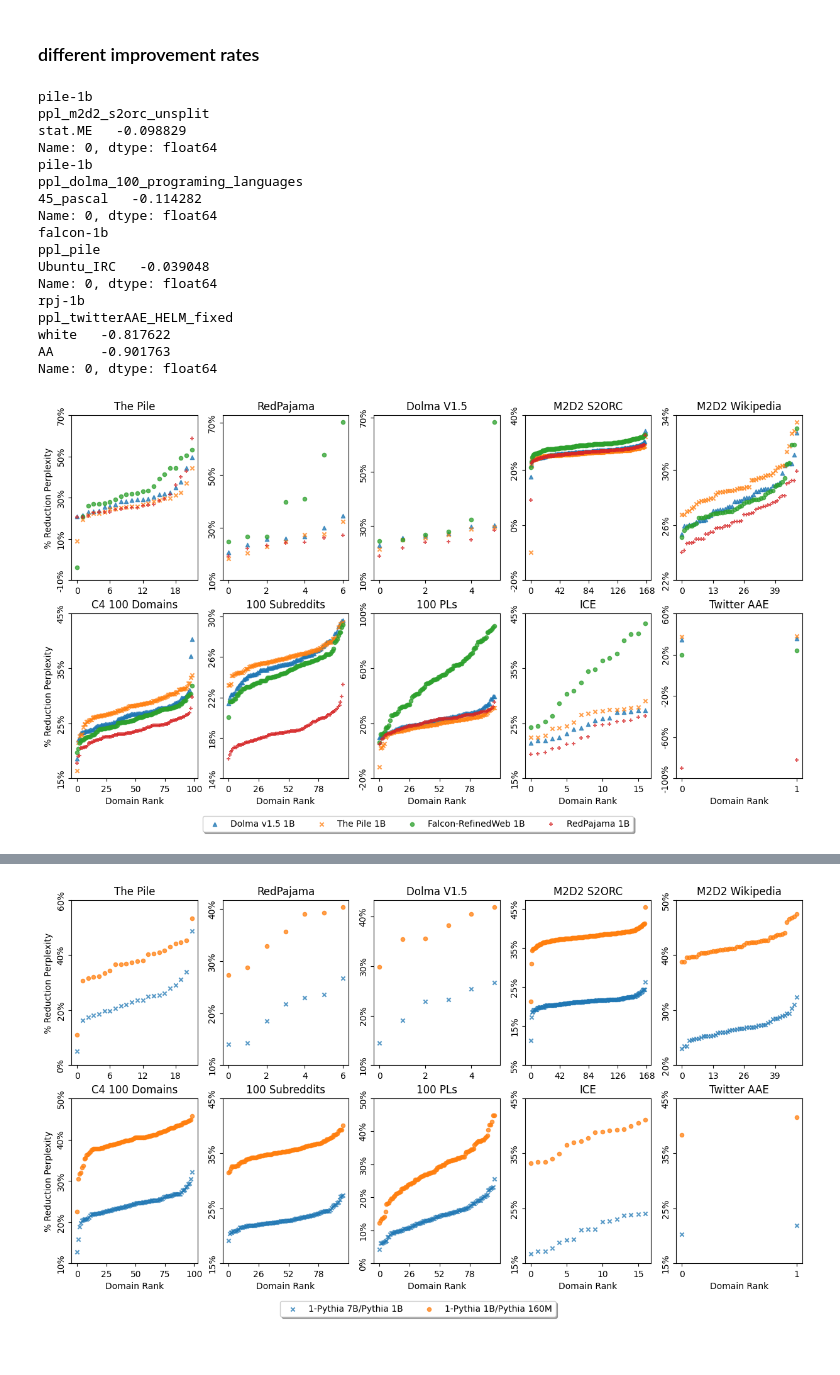
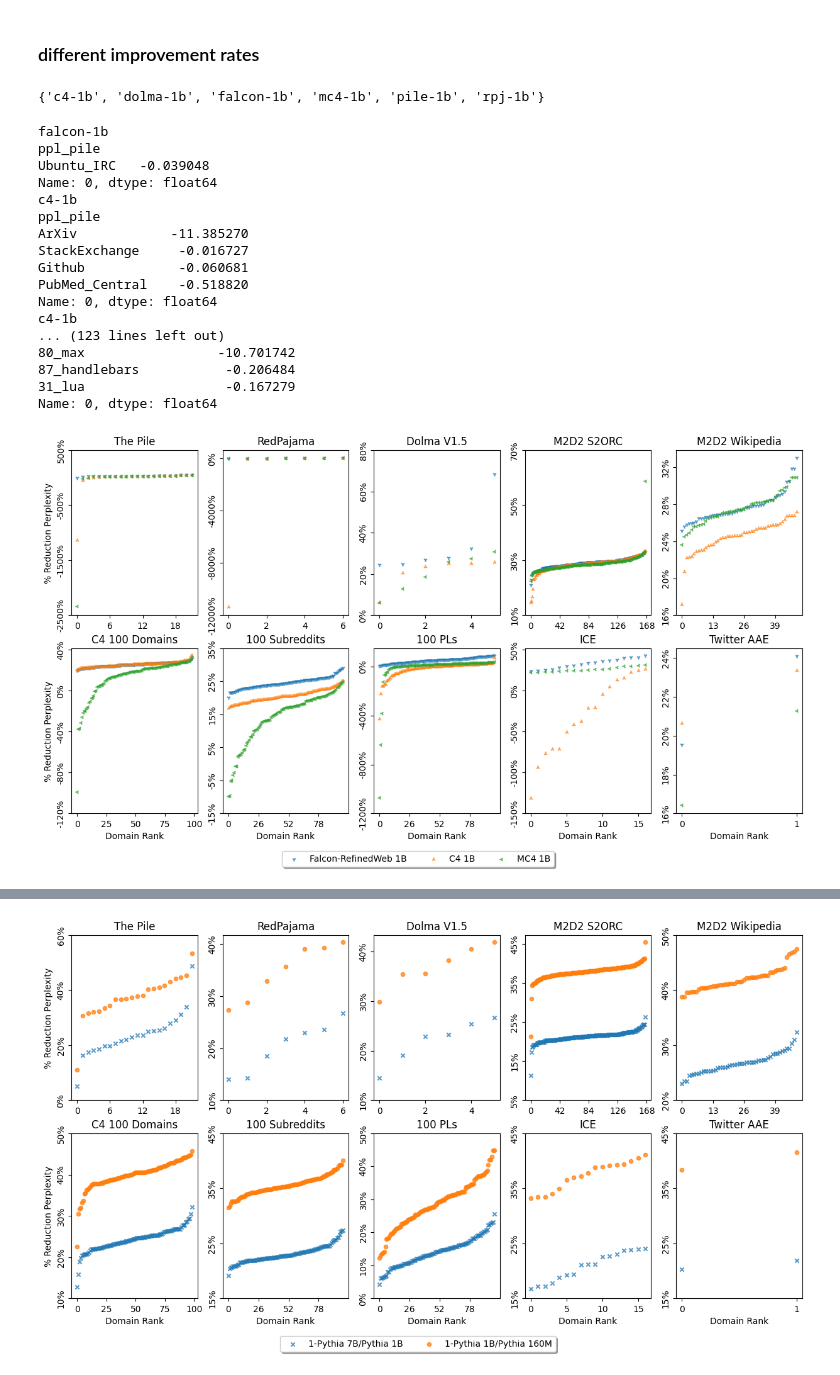
Before and after one commit to allenai/OLMo-Eval, a Jupyter notebook: notebooks/perplexity_suite_paper_visualizations.ipynb.ipynb, the cells around one changed output, grey strips where cells are left out. Cells and saved outputs as stored; diff of their text form; code cells hidden in the pictures.

```diff
--- a/notebooks/perplexity_suite_paper_visualizations.ipynb.ipynb
+++ b/notebooks/perplexity_suite_paper_visualizations.ipynb.ipynb
@@ -1078,6 +1164,9 @@ all_subdomains
 
 import matplotlib.pyplot as plt
 import numpy as np
+
+# subset_model_name_to_path = {k: v for k, v in model_name_to_path.items() if '160m' in k}
+subset_model_name_to_path = model_name_to_path
 
 # one subplot for each task
 
@@ -1086,7 +1175,7 @@ fig, axs = plt.subplots(len(all_standard_tasks)//4, 4, figsize=(15, 5), gridspec
 for i, task_name in enumerate(all_standard_tasks):
 
 
-    models_over_one_task = get_task_metric_for_all_models(model_name_to_path, task_name, metric_name)
+    models_over_one_task = get_task_metric_for_all_models(subset_model_name_to_path, task_name, metric_name)
 
     for (model, model_size, training_dataset), model_df in models_over_one_task.groupby(['model', 'model_size', 'training_dataset']):
         x_axis = model_df['tokens_seen'] / 1000000000
@@ -1349,7 +1489,11 @@ for i, task_name in enumerate(domains):
         x_axis = model_df['tokens_seen'] / 1000000000
         y_axis = model_df[task_name]
         y_axis = np.log(np.log(y_axis))
-        axs[i//cols][i%cols].scatter(x_axis, y_axis, label=(training_dataset+ f" {display_size(model_size)} baseline"), s=20, alpha=0.75, marker=model_dataset_names_to_marker[training_dataset+' '+model+ f" {display_size(model_size)}"])
+        axs[i//cols][i%cols].plot(
+            x_axis, y_axis, label=(training_dataset+ f" {display_size(model_size)} baseline"),
+            markersize=10, alpha=0.5, marker=model_dataset_names_to_marker[training_dataset+' '+model+ f" {display_size(model_size)}"],
+            color=model_dataset_names_to_color[training_dataset+' '+model+ f" {display_size(model_size)}"],
+            )
     if i // cols == len(axs) - 1:
         axs[i//cols][i%cols].set_xlabel("Tokens Seen (billions)")
     axs[i//cols][i%cols].set_xscale('log')
@@ -1367,7 +1511,7 @@ for i, task_name in enumerate(domains):
     axs[i//cols][i%cols].set_yticklabels([human_readable_int(y) for y in y_ticks_transformed], rotation='vertical', ha='right', va='center')
     axs[i//cols][i%cols].set_title(name_to_display[task_name])
 axs[-1][0].legend(loc='upper center', bbox_to_anchor=(3.5, -0.2),
-        ncol=4, fancybox=True, shadow=True)
+        ncol=3, fancybox=True, shadow=True)
 
 fig.savefig(os.path.join(FIGURE_DIR,'models_by_macro_subdomains.pdf'), bbox_inches='tight', dpi=300)
 # %% [output]
@@ -1654,13 +1798,21 @@ axs[-1][0].legend(loc='upper center', bbox_to_anchor=(3, -0.3),
 # %% [markdown]
 ### different improvement rates
+# %%
+trained_baseline_models
+# %% [output]
+{'c4-1b', 'dolma-1b', 'falcon-1b', 'mc4-1b', 'pile-1b', 'rpj-1b'}
 # %%
 import matplotlib
 cols = 5
-models = {k:v for k,v in model_name_to_path.items() if k in trained_baseline_models}
+# models = {k:v for k,v in model_name_to_path.items() if k in trained_baseline_models}
+# models = {k:v for k,v in model_name_to_path.items() if k in {'dolma-1b', 'pile-1b', 'rpj-1b'}}
+models = {k:v for k,v in model_name_to_path.items() if k in {'c4-1b', 'falcon-1b', 'mc4-1b'}}
 tasks = ['ppl_'+domain for domain in domain_order if ('ppl_'+domain) in (domains_with_subdomains - {'ppl_manosphere_meta_sep'})]
 fig, axs = plt.subplots(len(task_to_domains) // cols, cols, figsize=(15, 7.5), gridspec_kw={'hspace': 0.2, 'wspace': 0.2})
 most_improved_domains = {}
 least_improved_domains = {}
+range_per_task = {}
+prev_range_per_task = {}
 for i, (model_name, model) in enumerate(models.items()):
     most_improved_domains[model_name] = {}
     least_improved_domains[model_name] = {}
@@ -1691,52 +1843,74 @@ for i, (model_name, model) in enumerate(models.items()):
         ratio_by_subdomain = ratio_by_subdomain.values.flatten()
         ratio_by_subdomain.sort()
         y_axis = ratio_by_subdomain
+        previous_range = range_per_task.get(task_name, (1e30, -1e30))
+        if task_name not in prev_range_per_task:
+            prev_range_per_task[task_name] = {}
+        if min(y_axis) < previous_range[0]:
+            prev_range_per_task[task_name]['min'] = previous_range[0]
+        if max(y_axis) > previous_range[1]:
+            prev_range_per_task[task_name]['max'] = previous_range[1]
+        range_per_task[task_name] = (min(min(y_axis), previous_range[0]), max(max(y_axis), previous_range[1]))
         x_axis = np.arange(len(ratio_by_subdomain))
         axs[j//cols][j%cols].scatter(x_axis, y_axis, label=(name_to_display[model_name]),  s=20, alpha=0.75, marker=model_name_to_marker[model_name])
         if j // cols == len(axs) - 1:
             axs[j//cols][j%cols].set_xlabel("Domain Rank")
         # axs[j//cols][j%cols].set_xlabel("Domain Rank")
 
         if j % cols == 0:
             axs[j//cols][j%cols].set_ylabel("% Reduction Perplexity")
         # axs[j//cols][j%cols].set_ylabel("% Reduction " +name_to_display[metric_name])
         axs[j//cols][j%cols].set_title(name_to_display[task_name])
         # x ticks as integers
         axs[j//cols][j%cols].xaxis.set_major_locator(matplotlib.ticker.MultipleLocator(len(ratio_by_subdomain)//4 + 1))
         # y ticks as percentages
         axs[j//cols][j%cols].yaxis.set_major_formatter(matplotlib.ticker.PercentFormatter(1.0, decimals=0))
         # print(len(ratio_by_subdomain))
         # axs[j//cols][j%cols].set_xlim(0, len(ratio_by_subdomain))
 
 for j in range(len(tasks)):
+    pass
+    # axs[j//cols][j%cols].set_yscale('symlog')
+    # y_max = range_per_task[tasks[j]][1]
+    # y_min = range_per_task[tasks[j]][0]
+    # print(tasks[j])
+    # print(y_max)
+    # print(y_min)
+    # if y_min < -5.0:
+    #     print ("here")
+    #     print(y_min)
+    #     y_min = prev_range_per_task[tasks[j]]['min']
+    #     print(y_min)
+    # axs[j//cols][j%cols].set_ylim(y_min -0.05 , y_max  + 0.05)
     y_ticks = axs[j//cols][j%cols].get_yticks()[::2]
     axs[j//cols][j%cols].set_yticks(y_ticks)
     axs[j//cols][j%cols].set_yticklabels([f"{y:.0%}" for y in y_ticks], rotation='vertical', ha='right', va='center')
+
 
 axs[-1][0].legend(loc='upper center', bbox_to_anchor=(2.75, -0.2),
         ncol=4, fancybox=True, shadow=True)
 
 
 fig.savefig(os.path.join(FIGURE_DIR,'domains_by_reduction.pdf'), bbox_inches='tight', dpi=300)
 # %% [output]
-pile-1b
-ppl_m2d2_s2orc_unsplit
-stat.ME   -0.098829
-Name: 0, dtype: float64
-pile-1b
-ppl_dolma_100_programing_languages
-45_pascal   -0.114282
-Name: 0, dtype: float64
 falcon-1b
 ppl_pile
 Ubuntu_IRC   -0.039048
 Name: 0, dtype: float64
-rpj-1b
-ppl_twitterAAE_HELM_fixed
-white   -0.817622
-AA      -0.901763
+c4-1b
+ppl_pile
+ArXiv            -11.385270
+StackExchange     -0.016727
+Github            -0.060681
+PubMed_Central    -0.518820
 Name: 0, dtype: float64
+c4-1b
+... (123 lines left out)
+80_max                 -10.701742
+87_handlebars           -0.206484
+31_lua                  -0.167279
+Name: 0, dtype: float64
-[figure, old version]
+[figure, new version]
 # %%
 def make_multi_index_df_from_dict(data_dict, subcolumn_names):
     # create a multi-index for the columns and rows
```
Also changed, not shown: parts of 25 cells of this notebook.
